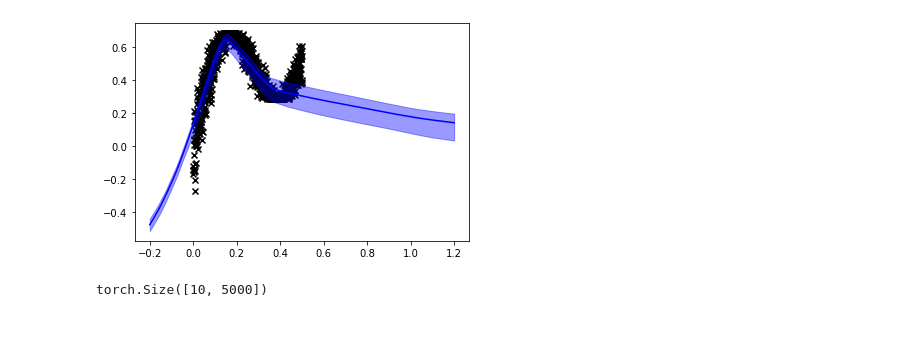
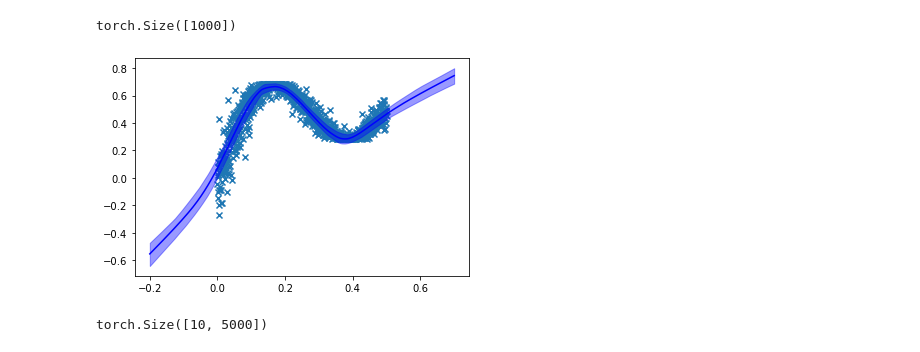
Before and after one commit to pedrofreire/bayes-by-backprop, a Jupyter notebook: Untitled.ipynb, the cells around one changed output. Cells and saved outputs as stored; diff of their text form; code cells hidden in the pictures.

```diff
--- a/Untitled.ipynb
+++ b/Untitled.ipynb
@@ -23,11 +111,11 @@ class Reg_DS:
 def train(
     epochs=30,
     num_samples=5,
-    batch_size=128,
+    batch_size=64,
     lr=1e-3,bayesian=True,BETA=1e-1,
-    hid_sz=100,num_layers=3
+    hid_sz=100,num_layers=3,log=[]
 ):
-    train_loader=torch.utils.data.DataLoader(Reg_DS(),batch_size)
+    train_loader=torch.utils.data.DataLoader(Reg_DS(norm=True),batch_size,shuffle=True)
     num_batches=len(train_loader)
     inp_sz = 1
     out_sz = 1
@@ -43,18 +131,15 @@ def train(
 
 
 
-    opt = torch.optim.Adam(model.parameters(), lr=lr)
-    log=[]
+    opt = torch.optim.SGD(model.parameters(), lr=lr)
     for epoch in range(epochs):
         total_loss = 0.0
         num_correct = 0
         for i, (X, y) in enumerate(train_loader):
-            loss = 0.0
-            X,y=X[:,None],y[:,None]
             kl_losses=torch.zeros(num_samples)
             reg_losses=torch.zeros(num_samples)
             for ns in range(num_samples):
-                reg_losses[ns]=((model(X).reshape(-1)-y)**2).sum()
+                reg_losses[ns]=((model(X[:,None]).reshape(-1)-y)**2).mean()
 
                 if bayesian:
                     kl_losses[ns] = get_kl_loss(model, num_batches)
@@ -69,18 +154,19 @@ def train(
 
             loss.backward()
             log.append((reg_loss.item(),kl_loss.item(),loss.item()))
-            total_loss += loss.item() / num_samples
+            total_loss += loss.item()
 
 
             opt.step()
             opt.zero_grad()
 
 
-        if epoch%5==0:
+        if epoch:
             #print('----------')
             print(f'epoch: {epoch}')
-            print(f'loss: {total_loss/1000}')
+            print(f'loss: {total_loss}')
     return model,log
 
-model,log=train(200,lr=1e-3,bayesian=True,num_samples=5,BETA=5e-2)
+log=[]
+model,log=train(100,lr=1e-1,bayesian=True,num_samples=3,BETA=1e-6,log=log)
 # %% [output]
@@ -114,25 +220,30 @@ item[1]/item[0]
 # %%
-N=5000
+N=1000
 NS=10
 samples=torch.zeros(NS,N)
-t=torch.linspace(-0.2,1.2,N)
+ds=Reg_DS(norm=True)
+t=torch.linspace(-0.2,0.7,N)
+
+ymean,ystd=ds.y.mean(),ds.y.std()
 for i in range(NS):
-    samples[i]=model(t[:,None]).reshape(-1)
+    samples[i]=model(((t-ds.tmean)/ds.tstd)
+                      [:,None]).reshape(-1)
+#samples=samples*ystd+ymean
 sort=torch.sort(samples,axis=0)[0].cpu().detach()
 mu,std=samples.mean(axis=0).cpu().detach(),    samples.std(axis=0).cpu().detach()
 ax=plt.subplot()
 ax.plot(t.cpu(),mu,c='b')
-plt.scatter(ds.t.cpu(),ds.y.cpu(),marker='x',color='k')
+plt.scatter((ds.t*ds.tstd+ds.tmean).cpu().detach(),ds.y.cpu(),marker='x')
 
 ax.fill_between(t.cpu(),sort[0],sort[9],color='b',alpha=0.4)
-ds=Reg_DS()
 plt.show()
 
 #y=t+0.3*(torch.sin(2*np.pi*(t))+torch.sin(4*np.pi*(t)))
 
 #plt.plot(y.cpu())
 # %% [output]
+torch.Size([1000])
-[figure, old version]
+[figure, new version]
 # %%
 samples.shape
 # %% [output]
```
Also changed, not shown: parts of 8 cells of this notebook.
